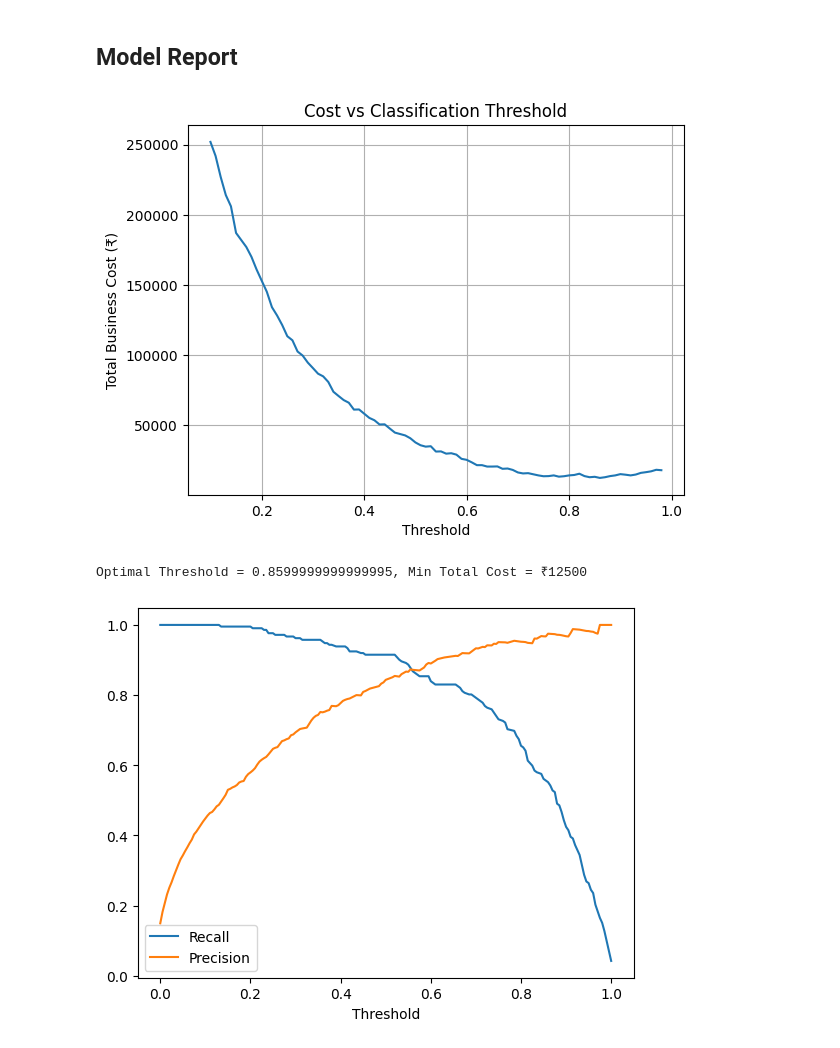
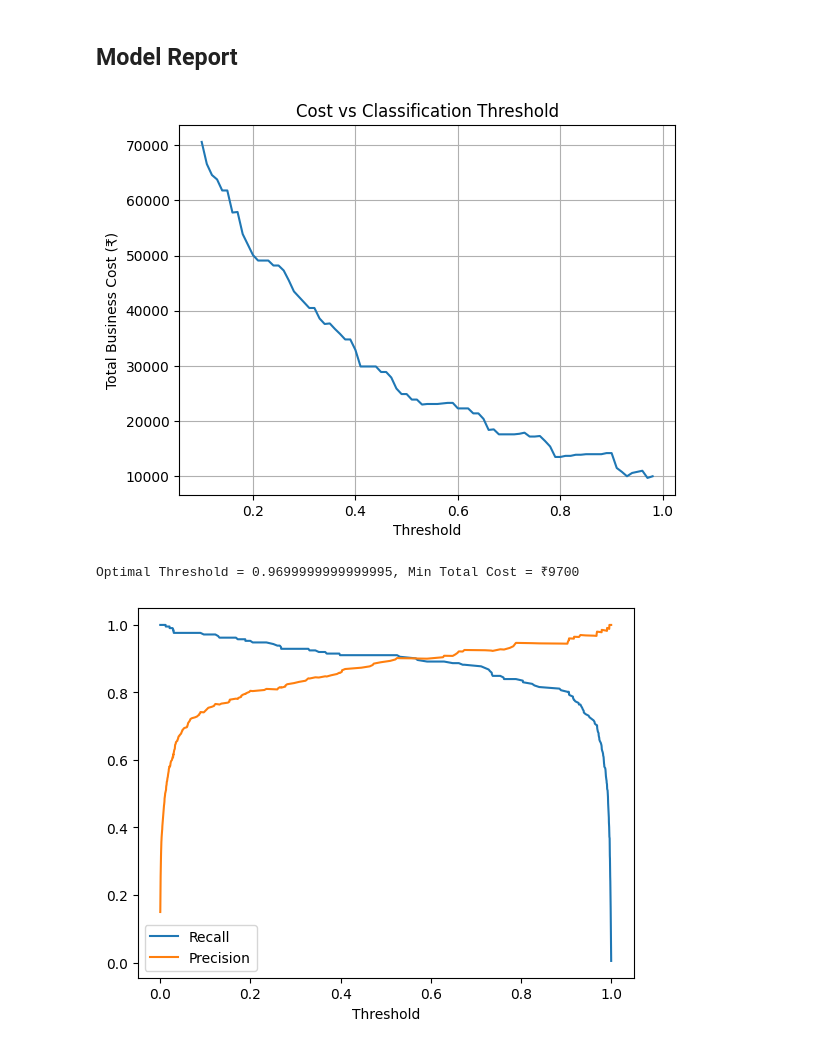
Before and after one commit to Amogh9341/Credit_Card_Churn, a Jupyter notebook: notebooks/Modelling.ipynb, the cells around one changed output. Saved outputs shown, nothing was run; the diff lists cells and outputs as text; code cells hidden in the pictures.

```diff
--- a/notebooks/Modelling.ipynb
+++ b/notebooks/Modelling.ipynb
@@ -198,7 +198,13 @@ Name: count, dtype: int64
 # %% [markdown]
 ## Model Trainning
 # %%
-rf = RandomForestClassifier(n_estimators=200, class_weight='balanced_subsample')
-# rf_calibrated = CalibratedClassifierCV(rf, method='sigmoid', cv=3)
-rf.fit(X_resampled, y_resampled)
+from lightgbm import LGBMClassifier
+lgbm = LGBMClassifier(
+    n_estimators=200,
+    learning_rate=0.05,
+    class_weight="balanced",  # helps handle imbalance
+    random_state=42
+)
+
+lgbm.fit(X_resampled, y_resampled)
 # %% [output]
@@ -208,38 +221,38 @@ RandomForestClassifier(class_weight='balanced_subsample', n_estimators=200)
 # %%
 # Cost Matrix
 thresholds = np.arange(0.1, 0.99, 0.01)
 costs = []
 
 COST_FN = 1000 # Missed churners i.e lost revenue --> lost future profits
 COST_FP = 100 # Incorrectly targeted loyal users i.e unnecessary retention offers --> wasted on marketing
-y_probs = rf.predict_proba(X_test)[:, 1]
+y_probs = lgbm.predict_proba(X_test)[:, 1]
 
 for t in thresholds:
     y_pred = (y_probs > t).astype(int)
     fn = confusion_matrix(y_test, y_pred)[0,1]
     fp = confusion_matrix(y_test, y_pred)[1,0]
 
     total_cost = (fn * COST_FN) + (fp * COST_FP)
     costs.append((t, total_cost))
 
 cost_df = pd.DataFrame(costs, columns=['Threshold', 'Total_Cost'])
 
 
 plt.plot(cost_df['Threshold'], cost_df['Total_Cost'])
 plt.xlabel("Threshold")
 plt.ylabel("Total Business Cost (₹)")
 plt.title("Cost vs Classification Threshold")
 plt.grid(True)
 plt.show()
 
 # Find best threshold
 best = cost_df.loc[cost_df['Total_Cost'].idxmin()]
 print(f"Optimal Threshold = {best['Threshold']}, Min Total Cost = ₹{int(best['Total_Cost'])}")
 # %% [output]
-[figure, old version]
+[figure, new version]
-Optimal Threshold = 0.8599999999999995, Min Total Cost = ₹12500
+Optimal Threshold = 0.9699999999999995, Min Total Cost = ₹9700
 # %%
-y_scores = rf.predict_proba(X_test)[:, 1]  # Prob of being class 1
+y_scores = lgbm.predict_proba(X_test)[:, 1]  # Prob of being class 1
 precision, recall, thresholds = precision_recall_curve(y_test, y_scores, pos_label=1)
 
 # Plot
@@ -249,5 +262,5 @@ plt.xlabel('Threshold')
 plt.legend()
 plt.show()
 # %% [output]
-[figure, old version]
+[figure, new version]
 # %%
```
Also changed, not shown: parts of 4 cells of this notebook, 1 other file.
